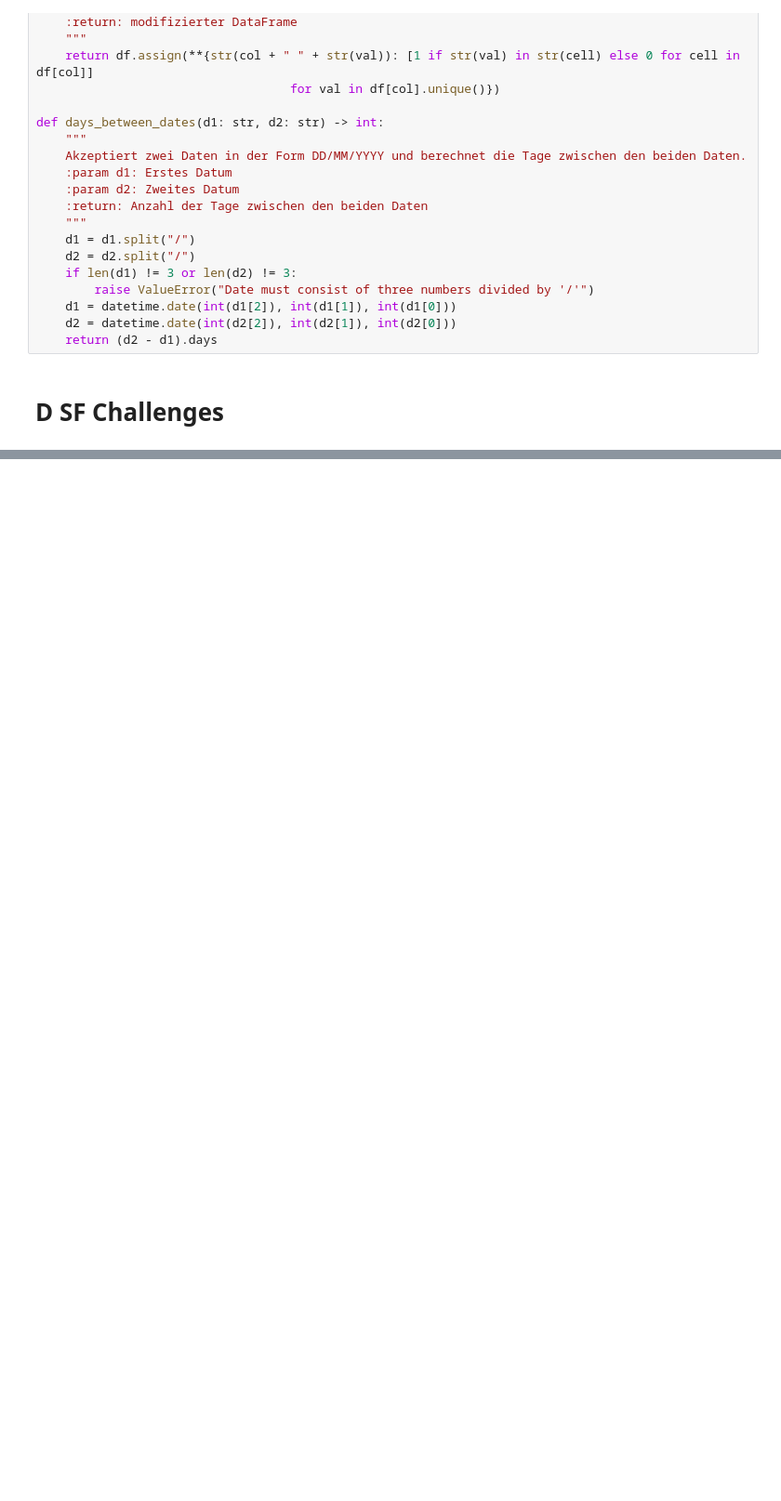
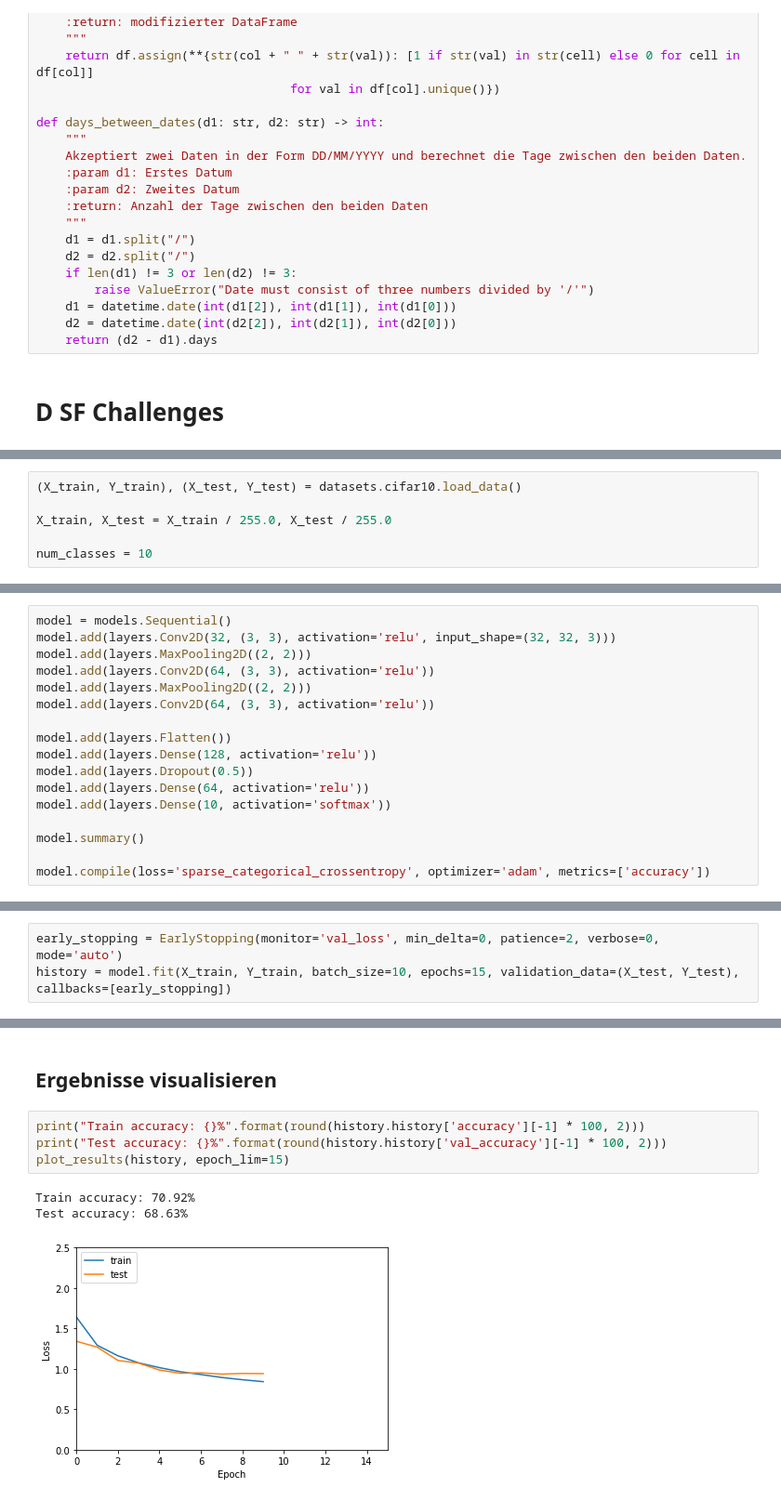
Before and after one commit to maxmoehl/ATIT2_assignments, a Jupyter notebook: Assignment_2/solution.ipynb, the cells around one changed output, grey strips where cells are left out. Shown at 93% size. Saved outputs shown, nothing was run; the diff lists cells and outputs as text; blank space fills up the shorter version.

```diff
--- a/Assignment_2/solution.ipynb
+++ b/Assignment_2/solution.ipynb
@@ -114,0 +224,6 @@ print(round(XOR(1, 1), 2))
+# %%
+(X_train, Y_train), (X_test, Y_test) = datasets.cifar10.load_data()
+
+X_train, X_test = X_train / 255.0, X_test / 255.0
+
+num_classes = 10
@@ -114,0 +234,17 @@ print(round(XOR(1, 1), 2))
+# %%
+model = models.Sequential()
+model.add(layers.Conv2D(32, (3, 3), activation='relu', input_shape=(32, 32, 3)))
+model.add(layers.MaxPooling2D((2, 2)))
+model.add(layers.Conv2D(64, (3, 3), activation='relu'))
+model.add(layers.MaxPooling2D((2, 2)))
+model.add(layers.Conv2D(64, (3, 3), activation='relu'))
+
+model.add(layers.Flatten())
+model.add(layers.Dense(128, activation='relu'))
+model.add(layers.Dropout(0.5))
+model.add(layers.Dense(64, activation='relu'))
+model.add(layers.Dense(10, activation='softmax'))
+
+model.summary()
+
+model.compile(loss='sparse_categorical_crossentropy', optimizer='adam', metrics=['accuracy'])
@@ -114,0 +273,3 @@ print(round(XOR(1, 1), 2))
+# %%
+early_stopping = EarlyStopping(monitor='val_loss', min_delta=0, patience=2, verbose=0, mode='auto')
+history = model.fit(X_train, Y_train, batch_size=10, epochs=15, validation_data=(X_test, Y_test), callbacks=[early_stopping])
@@ -114,0 +294,10 @@ print(round(XOR(1, 1), 2))
+# %% [markdown]
+## Ergebnisse visualisieren
+# %%
+print("Train accuracy: {}%".format(round(history.history['accuracy'][-1] * 100, 2)))
+print("Test accuracy: {}%".format(round(history.history['val_accuracy'][-1] * 100, 2)))
+plot_results(history, epoch_lim=15)
+# %% [output]
+Train accuracy: 70.92%
+Test accuracy: 68.63%
+[figure, added]
```
Also changed, not shown: parts of 25 cells of this notebook.
